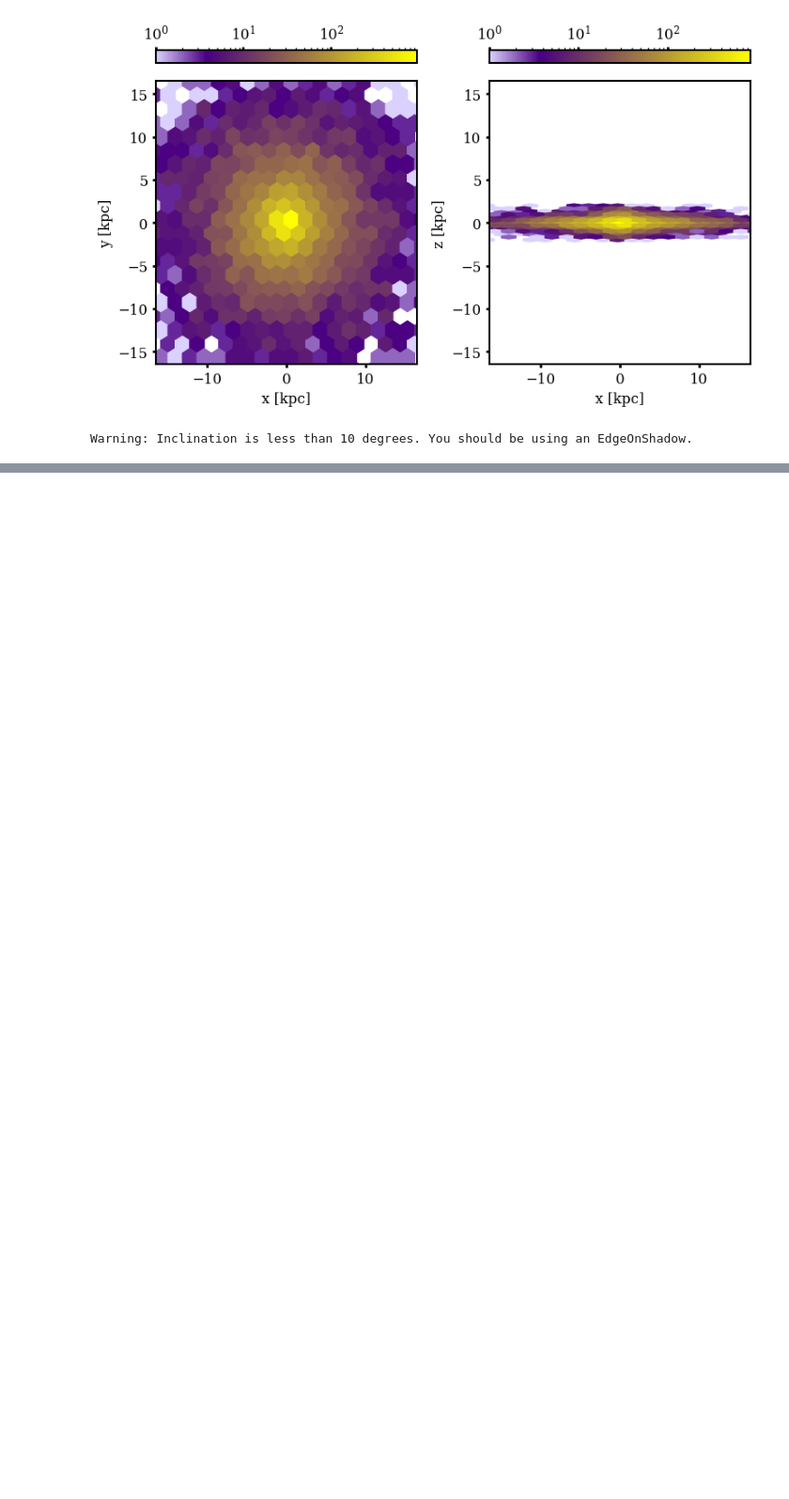
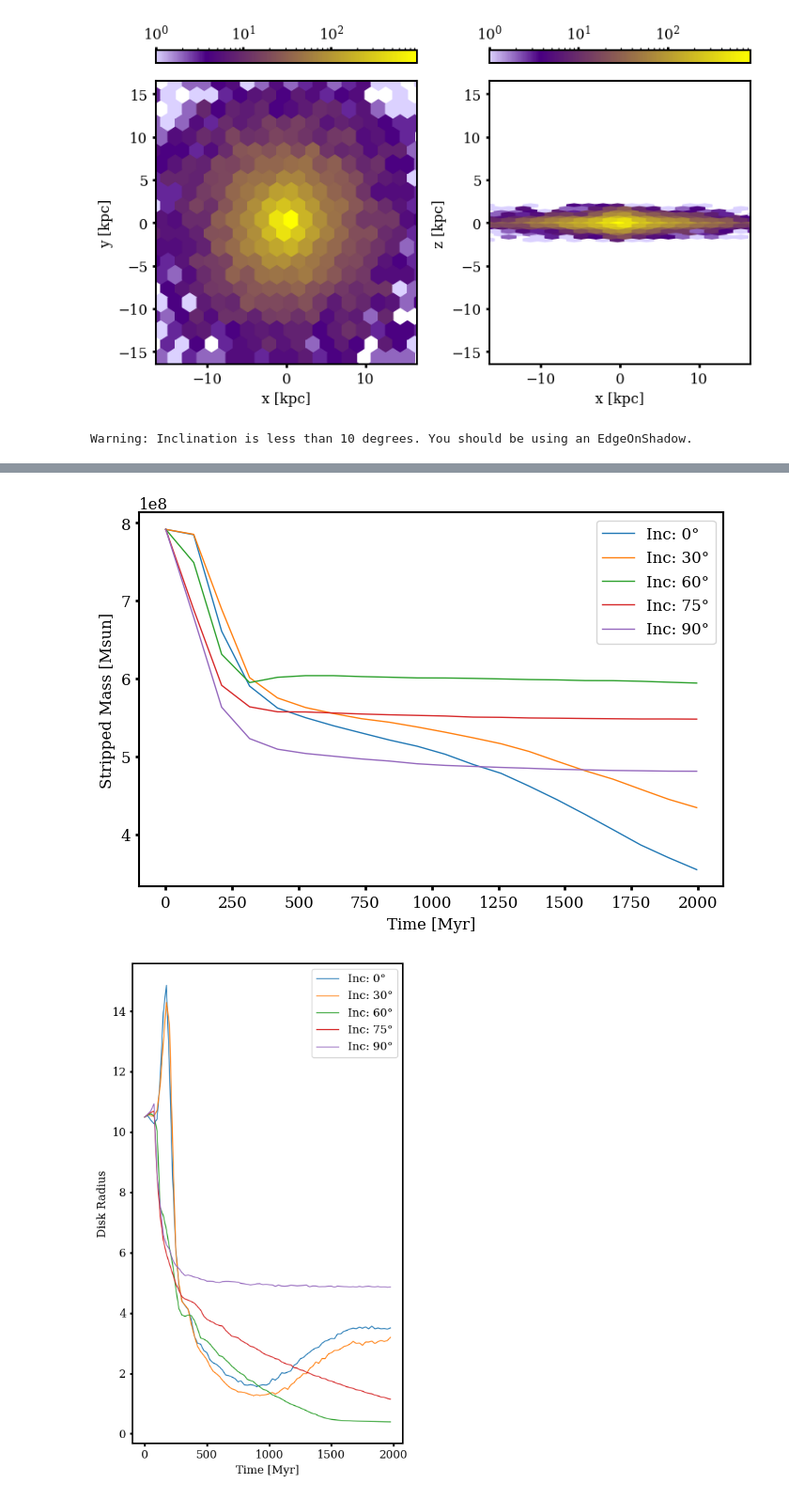
Before and after one commit to HSouch/galarp, a Jupyter notebook: paper/1-1-RBDuplicate.ipynb, the cells around one changed output, grey strips where cells are left out. Shown at 94% size. Drawn from its saved outputs; the diff is of its cells as text; code cells hidden in the pictures; blank space fills up the shorter version.

```diff
--- a/paper/1-1-RBDuplicate.ipynb
+++ b/paper/1-1-RBDuplicate.ipynb
@@ -161,3 +236,35 @@ plt.show()
+# %%
+fig = plt.figure(figsize=(7, 5))
+
+for i in range(len(mstrip_evols)):
+    time = mstrip_times[i]
+    curve = mstrip_evols[i]
+    plt.plot(time, curve, label=f"Inc: {incs[i]}°")
+
+# plt.ylim(5e8, 8e8)
+plt.xlabel("Time [Myr]")
+plt.ylabel("Stripped Mass [Msun]")
+plt.legend()
+plt.tight_layout()
+plt.show()
+
+
+fig = plt.figure(figsize=(5, 8))
+
+for i in range(len(rstrips)):
+    time = rstrip_times[i]
+    curve = rstrips[i]
+
+    plt.plot(time, curve, label=f"Inc: {incs[i]}°")
+
+plt.xlabel("Time [Myr]")
+plt.ylabel("Disk Radius")
+plt.legend()
+plt.tight_layout()
+plt.show()
+# %% [output]
+[figure, added]
+[figure, added]
 # %%
 def better_stripped(orbits):
     x,y,z, vx, vy, vz = grp.get_orbit_data(orbits.data, transposed=False)
```
Also changed, not shown: parts of 6 cells of this notebook.
